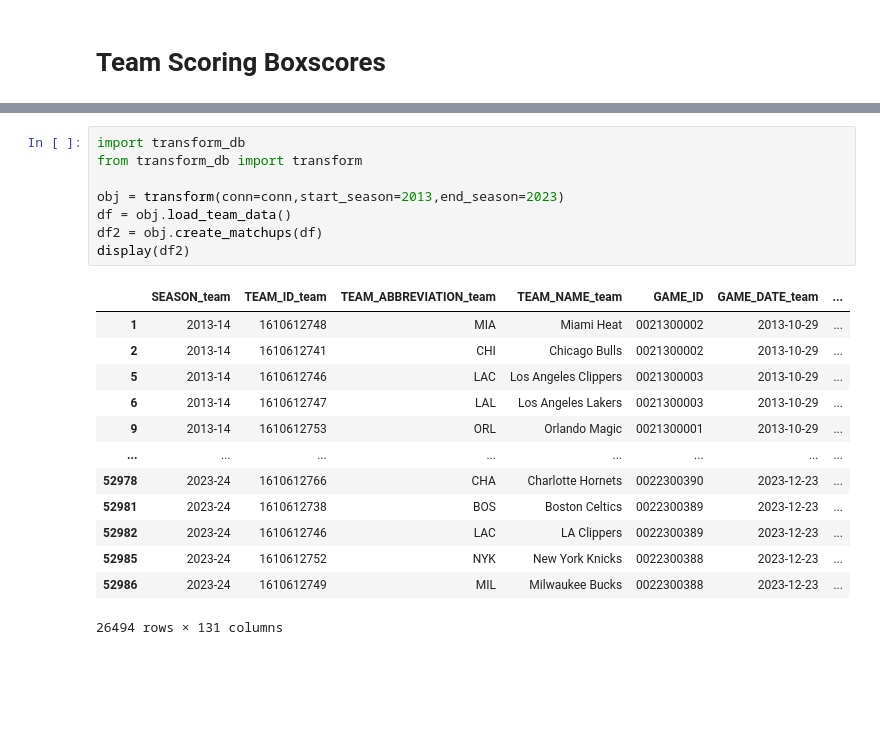
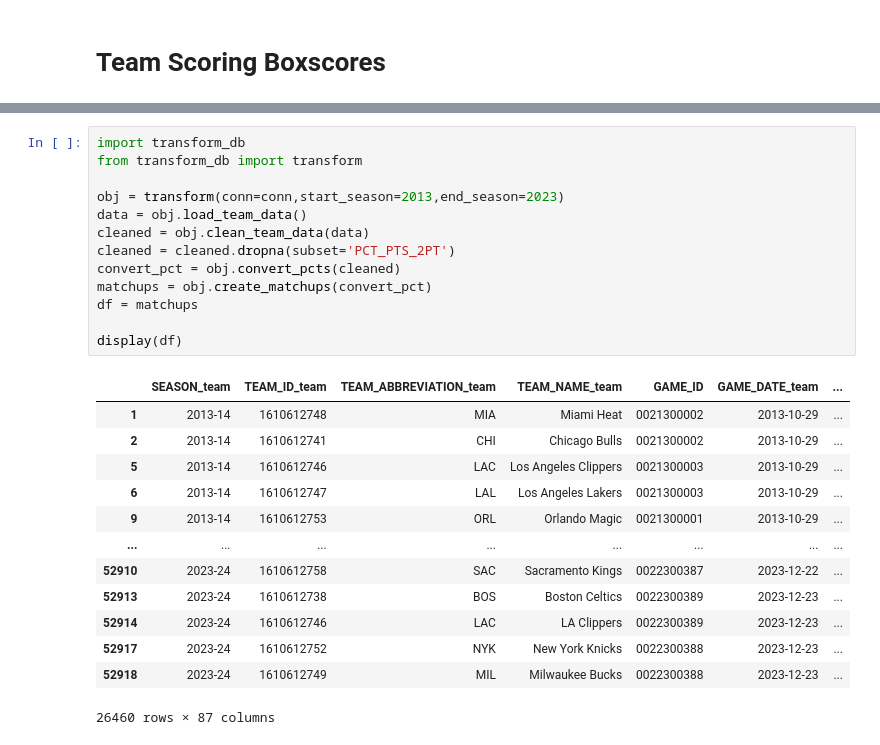
Before and after one commit to apensotti/NBA_Models, a Jupyter notebook: src/notebooks/data_collection.ipynb, the cells around one changed output, grey strips where cells are left out. Drawn from its saved outputs; the diff is of its cells as text; blank space fills up the shorter version.

Commit message:
updated data

```diff
--- a/src/notebooks/data_collection.ipynb
+++ b/src/notebooks/data_collection.ipynb
@@ -129,22 +129,27 @@ display(scoring_boxscores_db)
 # %%
 import transform_db
 from transform_db import transform
 
 obj = transform(conn=conn,start_season=2013,end_season=2023)
-df = obj.load_team_data()
-df2 = obj.create_matchups(df)
-display(df2)
+data = obj.load_team_data()
+cleaned = obj.clean_team_data(data)
+cleaned = cleaned.dropna(subset='PCT_PTS_2PT')
+convert_pct = obj.convert_pcts(cleaned)
+matchups = obj.create_matchups(convert_pct)
+df = matchups
+
+display(df)
 # %% [output]
 |  | SEASON_team | TEAM_ID_team | TEAM_ABBREVIATION_team | TEAM_NAME_team | GAME_ID | GAME_DATE_team | ... |
 | 1 | 2013-14 | 1610612748 | MIA | Miami Heat | 0021300002 | 2013-10-29 | ... |
 | 2 | 2013-14 | 1610612741 | CHI | Chicago Bulls | 0021300002 | 2013-10-29 | ... |
 | 5 | 2013-14 | 1610612746 | LAC | Los Angeles Clippers | 0021300003 | 2013-10-29 | ... |
 | 6 | 2013-14 | 1610612747 | LAL | Los Angeles Lakers | 0021300003 | 2013-10-29 | ... |
 | 9 | 2013-14 | 1610612753 | ORL | Orlando Magic | 0021300001 | 2013-10-29 | ... |
 | ... | ... | ... | ... | ... | ... | ... | ... |
-| 52978 | 2023-24 | 1610612766 | CHA | Charlotte Hornets | 0022300390 | 2023-12-23 | ... |
-| 52981 | 2023-24 | 1610612738 | BOS | Boston Celtics | 0022300389 | 2023-12-23 | ... |
-| 52982 | 2023-24 | 1610612746 | LAC | LA Clippers | 0022300389 | 2023-12-23 | ... |
-| 52985 | 2023-24 | 1610612752 | NYK | New York Knicks | 0022300388 | 2023-12-23 | ... |
-| 52986 | 2023-24 | 1610612749 | MIL | Milwaukee Bucks | 0022300388 | 2023-12-23 | ... |
+| 52910 | 2023-24 | 1610612758 | SAC | Sacramento Kings | 0022300387 | 2023-12-22 | ... |
+| 52913 | 2023-24 | 1610612738 | BOS | Boston Celtics | 0022300389 | 2023-12-23 | ... |
+| 52914 | 2023-24 | 1610612746 | LAC | LA Clippers | 0022300389 | 2023-12-23 | ... |
+| 52917 | 2023-24 | 1610612752 | NYK | New York Knicks | 0022300388 | 2023-12-23 | ... |
+| 52918 | 2023-24 | 1610612749 | MIL | Milwaukee Bucks | 0022300388 | 2023-12-23 | ... |
-26494 rows × 131 columns
+26460 rows × 87 columns
```
Also changed, not shown: parts of 3 cells of this notebook, 3 other files.
